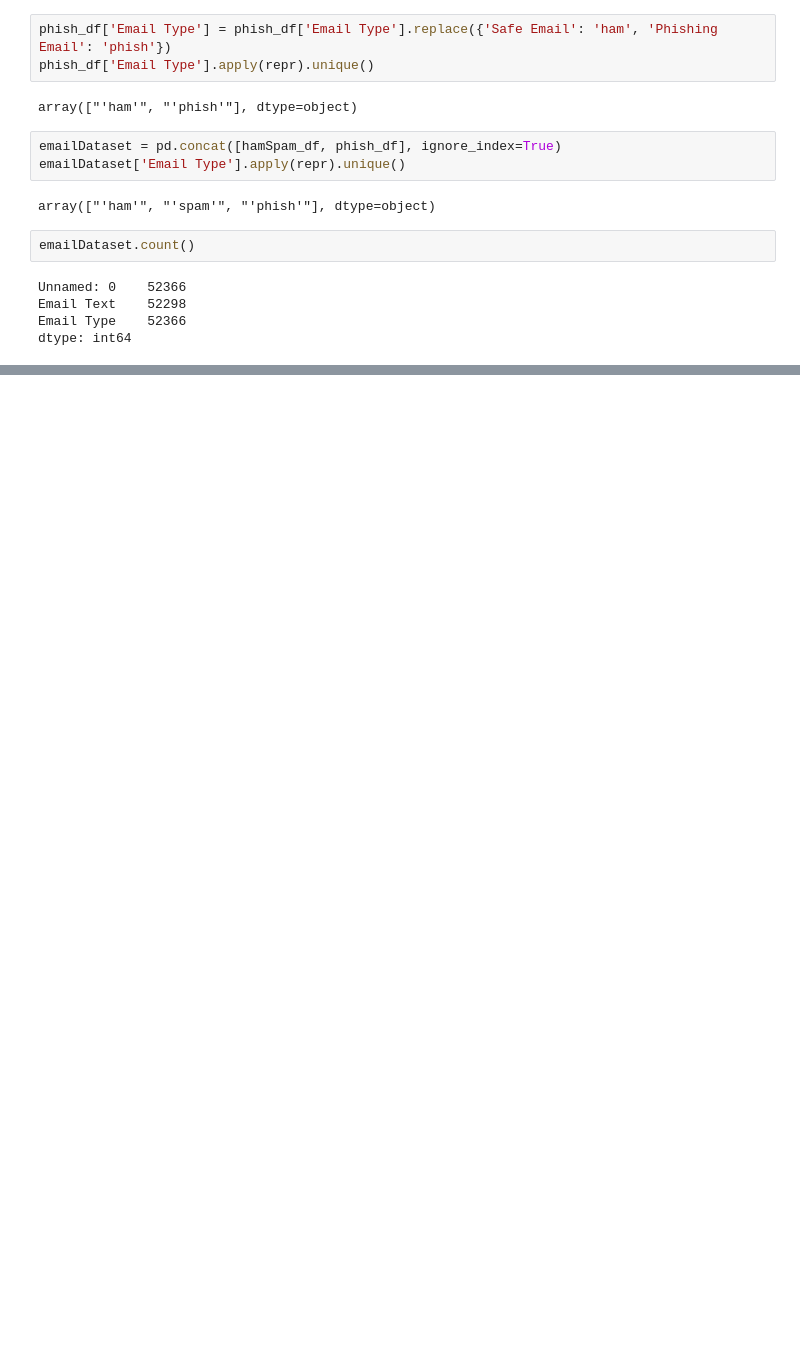
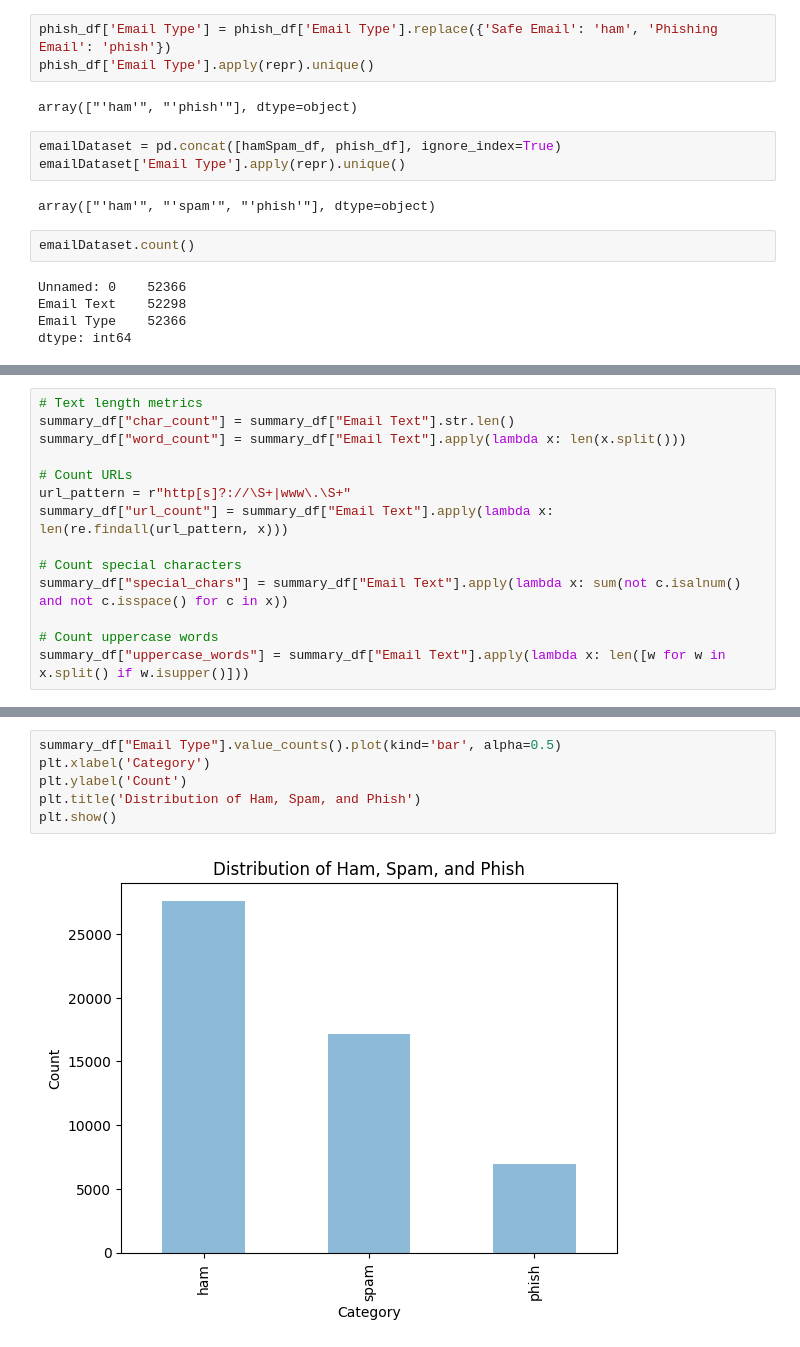
Before and after one commit to Prokope45/PsyberWatch, a Jupyter notebook: 1. Exploratory Analysis.ipynb, the cells around one changed output, grey strips where cells are left out. Drawn from its saved outputs; the diff is of its cells as text; blank space fills up the shorter version.

```diff
--- a/1. Exploratory Analysis.ipynb
+++ b/1. Exploratory Analysis.ipynb
@@ -138,0 +167,14 @@ emailDataset
+# %%
+# Text length metrics
+summary_df["char_count"] = summary_df["Email Text"].str.len()
+summary_df["word_count"] = summary_df["Email Text"].apply(lambda x: len(x.split()))
+
+# Count URLs
+url_pattern = r"http[s]?://\S+|www\.\S+"
+summary_df["url_count"] = summary_df["Email Text"].apply(lambda x: len(re.findall(url_pattern, x)))
+
+# Count special characters
+summary_df["special_chars"] = summary_df["Email Text"].apply(lambda x: sum(not c.isalnum() and not c.isspace() for c in x))
+
+# Count uppercase words
+summary_df["uppercase_words"] = summary_df["Email Text"].apply(lambda x: len([w for w in x.split() if w.isupper()]))
@@ -138,0 +194,8 @@ emailDataset
+# %%
+summary_df["Email Type"].value_counts().plot(kind='bar', alpha=0.5)
+plt.xlabel('Category')
+plt.ylabel('Count')
+plt.title('Distribution of Ham, Spam, and Phish')
+plt.show()
+# %% [output]
+[figure, added]
```
Also changed, not shown: parts of 18 cells of this notebook, 3 other files.
